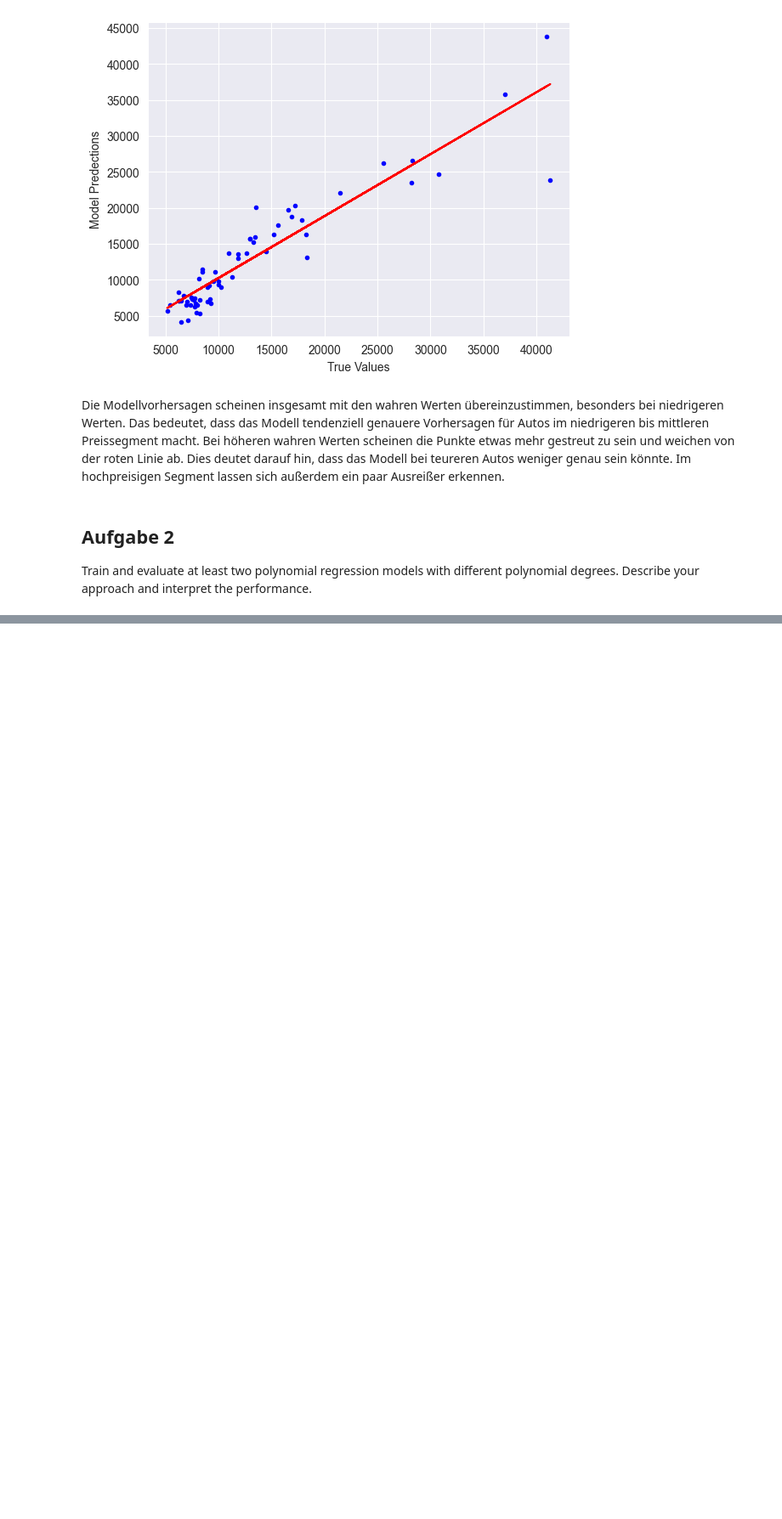
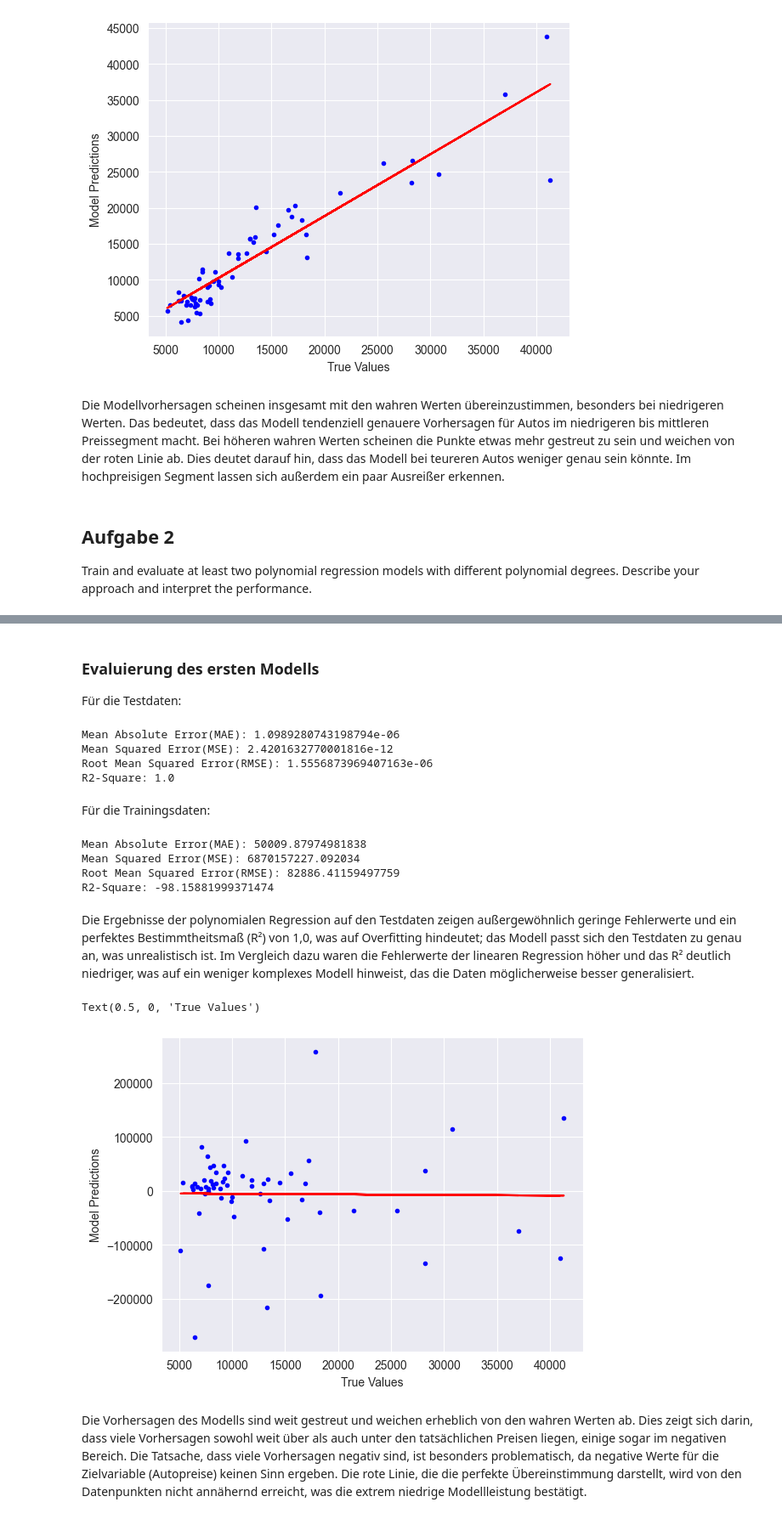
Before and after one commit to leonbittner/dasciws2324, a Jupyter notebook: 02_regression/02_regression.ipynb, the cells around one changed output, grey strips where cells are left out. Shown at 85% size. Saved outputs shown, nothing was run; the diff lists cells and outputs as text; code cells hidden in the pictures; blank space fills up the shorter version.

```diff
--- a/02_regression/02_regression.ipynb
+++ b/02_regression/02_regression.ipynb
@@ -228,6 +248,9 @@ Zuerst führen wir eine Rigde Regression mit Polynomen des zweiten Grades durch.
 # %%
-poly_features_2 = PolynomialFeatures(degree=3, include_bias=False)
-X_poly_2 = poly_features_2.fit_transform(x)
+poly_features = PolynomialFeatures(degree=2, include_bias=False)
+x_poly = poly_features.fit_transform(x)
+
+x_train_poly = poly_features.fit_transform(x_train)
+x_test_poly = poly_features.fit_transform(x_test)
 
 # Train-Test Split
-X_train_poly_2, X_test_poly_2, y_train_poly_2, y_test_poly_2 = train_test_split(X_poly_2, y, test_size=0.3, random_state=42)
+x_train_poly, x_test_poly, y_train_poly, y_test_poly = train_test_split(x_poly, y, test_size=0.3, random_state=42)
@@ -233,0 +259,46 @@ X_train_poly_2, X_test_poly_2, y_train_poly_2, y_test_poly_2 = train_test_split(
+# %%
+lin_reg_poly = LinearRegression()
+lin_reg_poly.fit(x_train_poly, y_train_poly)
+
+y_pred_train_poly = lin_reg_poly.predict(x_train_poly)
+y_pred_test_poly = lin_reg_poly.predict(x_test_poly)
+# %% [markdown]
+### Evaluierung des ersten Modells
+Für die Testdaten:
+# %%
+print('Mean Absolute Error(MAE):', mean_absolute_error(y_train_poly,y_pred_train_poly))
+print("Mean Squared Error(MSE):", mean_squared_error(y_train_poly, y_pred_train_poly))
+print("Root Mean Squared Error(RMSE):", np.sqrt(mean_squared_error(y_train_poly, y_pred_train_poly)))
+print("R2-Square:",r2_score(y_train_poly, y_pred_train_poly))
+# %% [output]
+Mean Absolute Error(MAE): 1.0989280743198794e-06
+Mean Squared Error(MSE): 2.4201632770001816e-12
+Root Mean Squared Error(RMSE): 1.5556873969407163e-06
+R2-Square: 1.0
+# %% [markdown]
+Für die Trainingsdaten:
+# %%
+print('Mean Absolute Error(MAE):', mean_absolute_error(y_test_poly,y_pred_test_poly))
+print("Mean Squared Error(MSE):", mean_squared_error(y_test_poly, y_pred_test_poly))
+print("Root Mean Squared Error(RMSE):", np.sqrt(mean_squared_error(y_test_poly, y_pred_test_poly)))
+print("R2-Square:",r2_score(y_test_poly, y_pred_test_poly))
+# %% [output]
+Mean Absolute Error(MAE): 50009.87974981838
+Mean Squared Error(MSE): 6870157227.092034
+Root Mean Squared Error(RMSE): 82886.41159497759
+R2-Square: -98.15881999371474
+# %% [markdown]
+Die Ergebnisse der polynomialen Regression auf den Testdaten zeigen außergewöhnlich geringe Fehlerwerte und ein perfektes Bestimmtheitsmaß (R²) von 1,0, was auf Overfitting hindeutet; das Modell passt sich den Testdaten zu genau an, was unrealistisch ist. Im Vergleich dazu waren die Fehlerwerte der linearen Regression höher und das R² deutlich niedriger, was auf ein weniger komplexes Modell hinweist, das die Daten möglicherweise besser generalisiert.
+# %%
+plt.plot(y_test, y_pred_test_poly, '.', color='blue')
+z = np.polyfit(y_test, y_pred_test_poly, 1)
+p = np.poly1d(z)
+plt.plot(y_test, p(y_test), 'r')
+
+plt.ylabel('Model Predictions')
+plt.xlabel('True Values')
+# %% [output]
+Text(0.5, 0, 'True Values')
+[figure, added]
+# %% [markdown]
+Die Vorhersagen des Modells sind weit gestreut und weichen erheblich von den wahren Werten ab. Dies zeigt sich darin, dass viele Vorhersagen sowohl weit über als auch unter den tatsächlichen Preisen liegen, einige sogar im negativen Bereich. Die Tatsache, dass viele Vorhersagen negativ sind, ist besonders problematisch, da negative Werte für die Zielvariable (Autopreise) keinen Sinn ergeben. Die rote Linie, die die perfekte Übereinstimmung darstellt, wird von den Datenpunkten nicht annähernd erreicht, was die extrem niedrige Modellleistung bestätigt.
```
Also changed, not shown: parts of 54 cells of this notebook.
